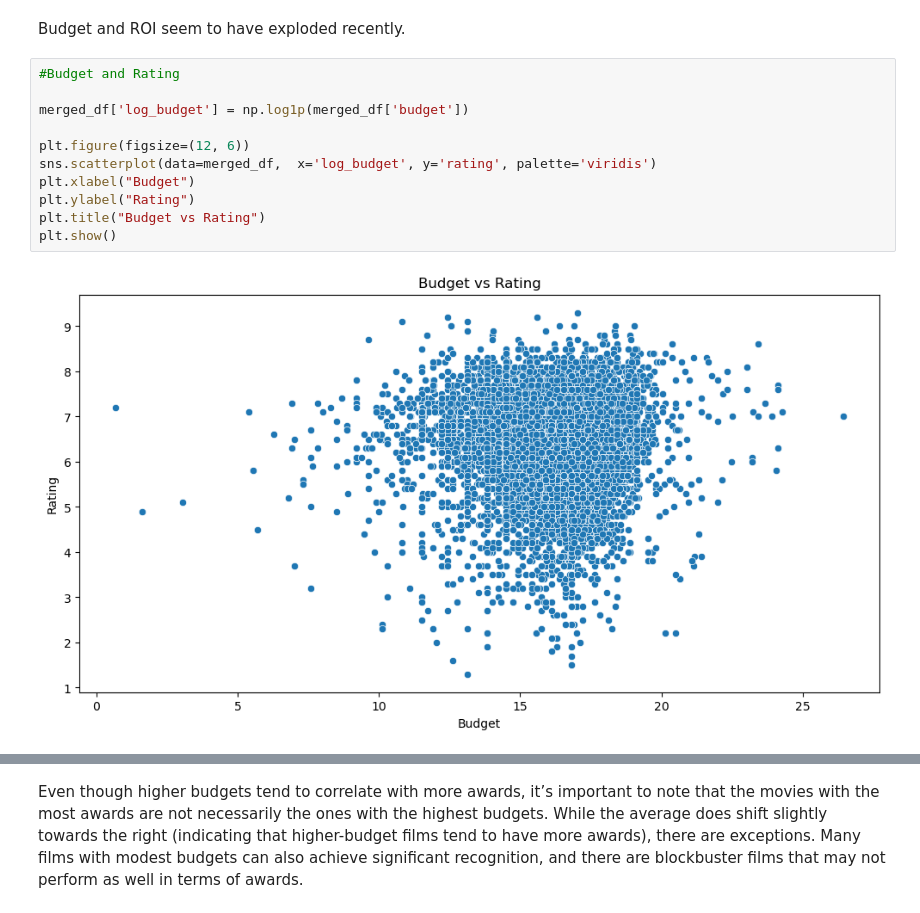
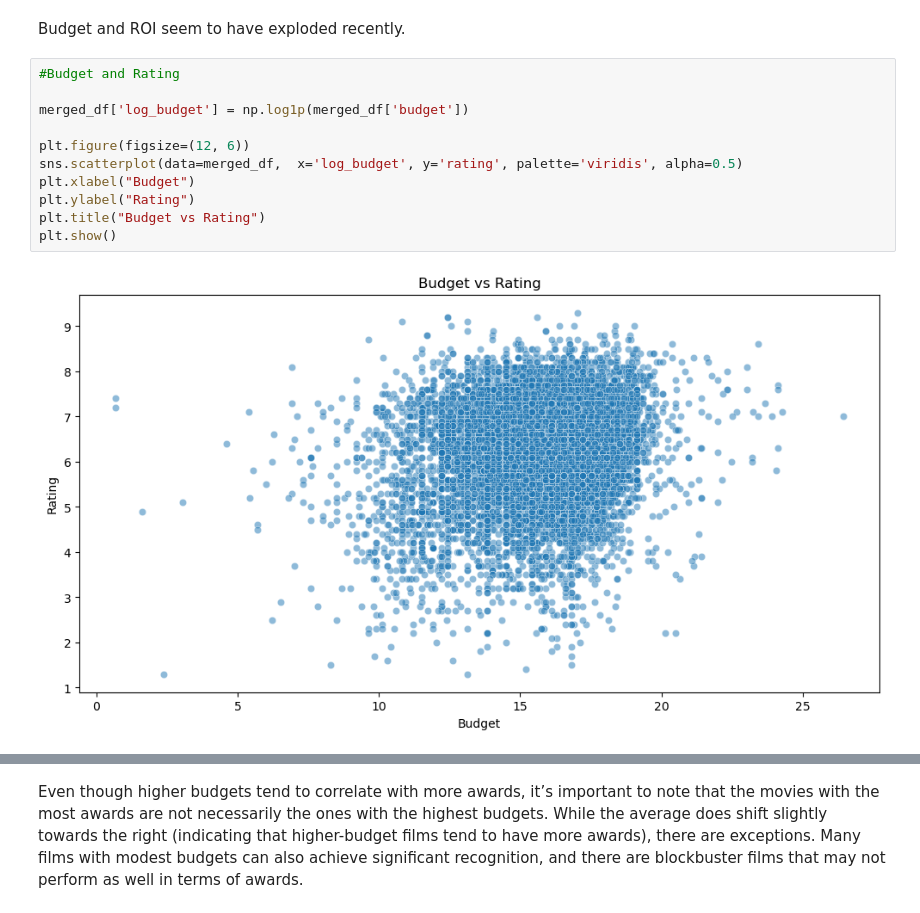
Before and after one commit to com-480-data-visualization/404NotFound, a Jupyter notebook: Milestones/Milestone1.ipynb, the cells around one changed output, grey strips where cells are left out. Cells and saved outputs as stored; diff of their text form.

```diff
--- a/Milestones/Milestone1.ipynb
+++ b/Milestones/Milestone1.ipynb
@@ -513,16 +521,16 @@ Budget and ROI seem to have exploded recently.
 # %%
 #Budget and Rating
 
 merged_df['log_budget'] = np.log1p(merged_df['budget'])
 
 plt.figure(figsize=(12, 6))
-sns.scatterplot(data=merged_df,  x='log_budget', y='rating', palette='viridis')
+sns.scatterplot(data=merged_df,  x='log_budget', y='rating', palette='viridis', alpha=0.5)
 plt.xlabel("Budget")
 plt.ylabel("Rating")
 plt.title("Budget vs Rating")
 plt.show()
 # %% [output]
-[figure, old version]
+[figure, new version]
 # %%
 #Budget and adwards
 
```
Also changed, not shown: parts of 16 cells of this notebook, 1 other file.
